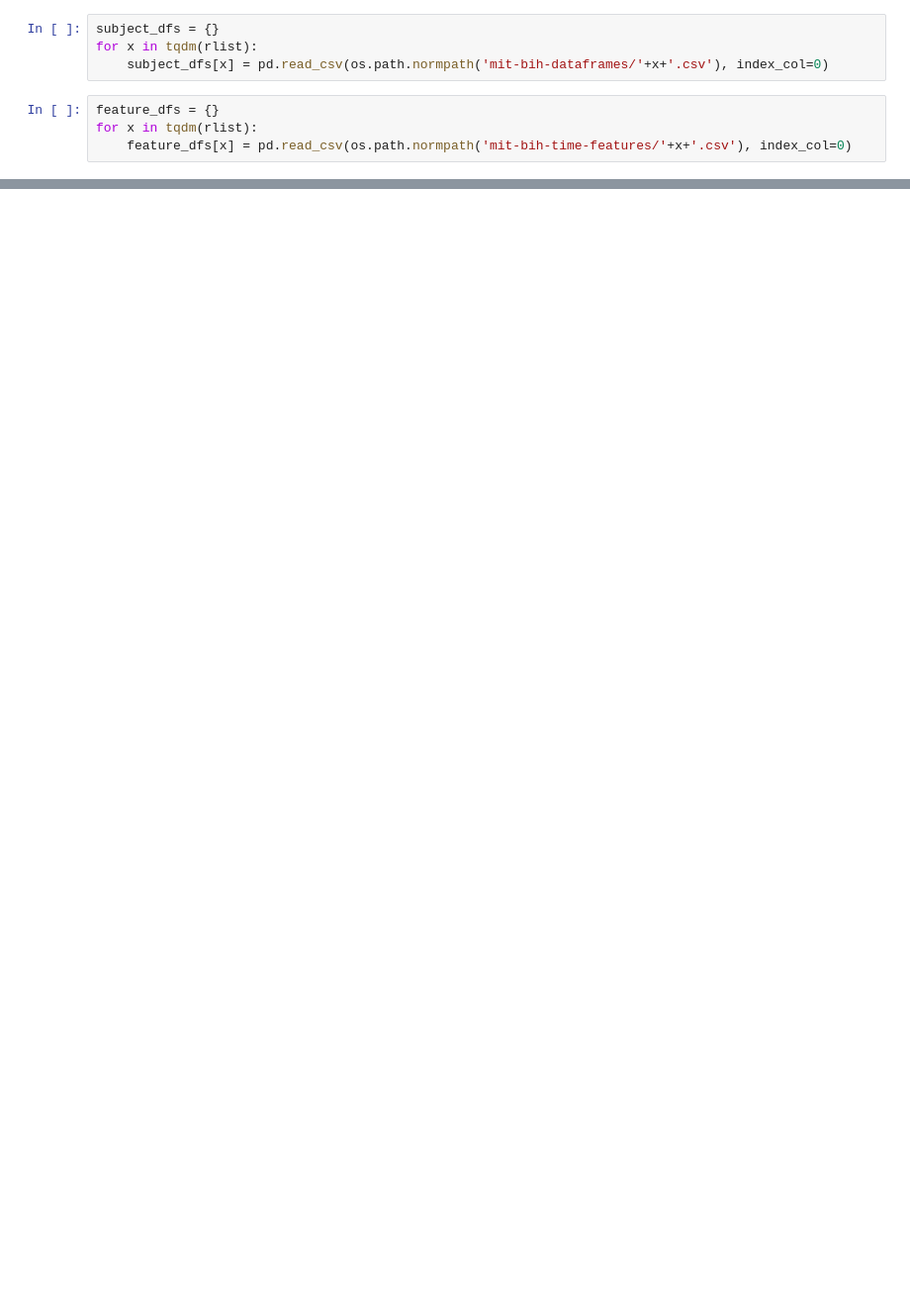
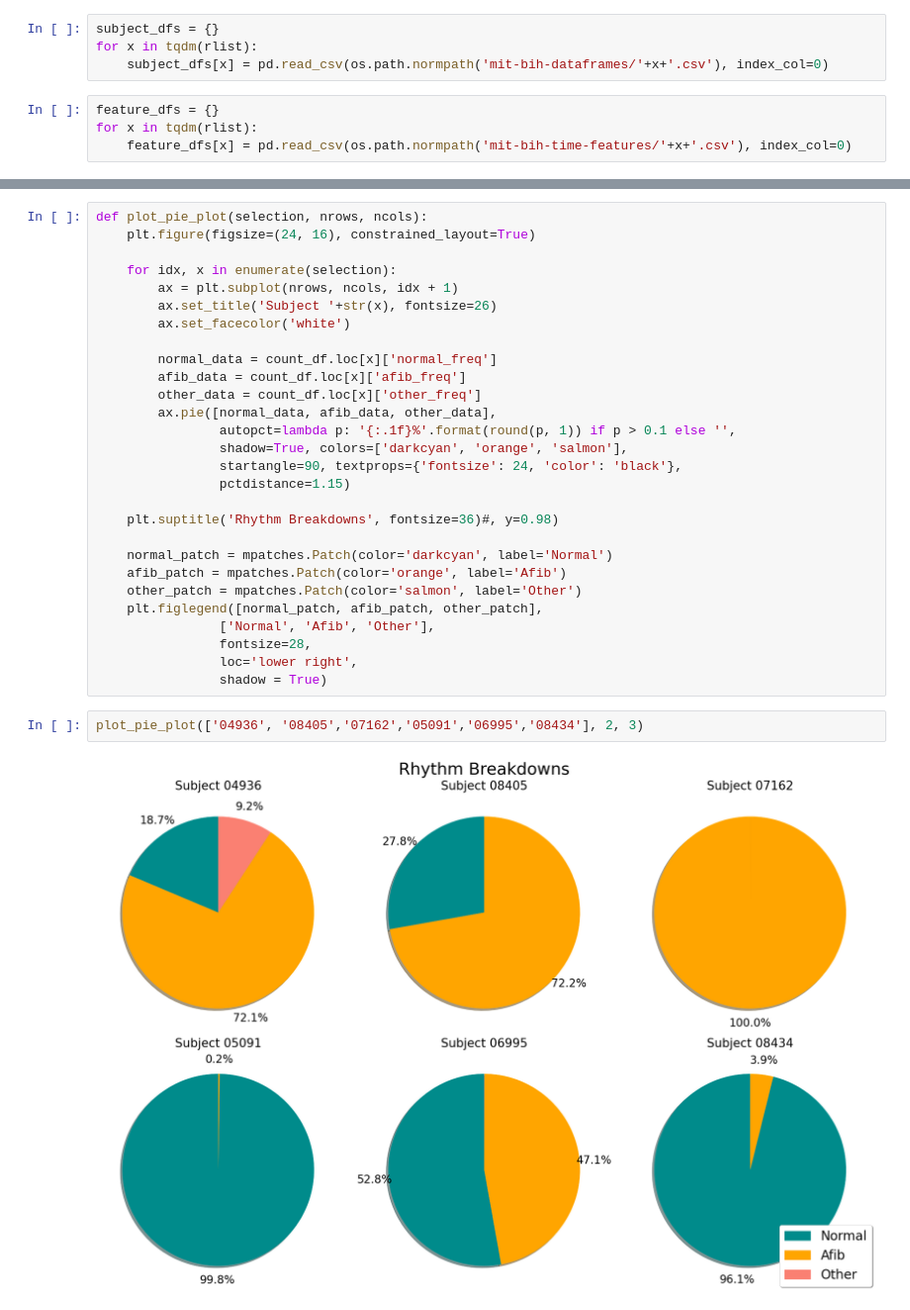
Before and after one commit to SVSM-AFib/2022-svsm-afib-group1, a Jupyter notebook: basic_eda.ipynb, the cells around one changed output, grey strips where cells are left out. Shown at 99% size. Cells and saved outputs as stored; diff of their text form; blank space fills up the shorter version.

```diff
--- a/basic_eda.ipynb
+++ b/basic_eda.ipynb
@@ -72,3 +93,35 @@ count_df
 | 08405 | 9205760 | 27.790 | 72.209 | 0.001 |
 | 08434 | 9205760 | 96.133 | 3.866 | 0.001 |
 | 08455 | 9205760 | 30.828 | 69.171 | 0.001 |
+# %%
+def plot_pie_plot(selection, nrows, ncols):
+    plt.figure(figsize=(24, 16), constrained_layout=True)
+
+    for idx, x in enumerate(selection):
+        ax = plt.subplot(nrows, ncols, idx + 1)
+        ax.set_title('Subject '+str(x), fontsize=26)
+        ax.set_facecolor('white')
+
+        normal_data = count_df.loc[x]['normal_freq']
+        afib_data = count_df.loc[x]['afib_freq']
+        other_data = count_df.loc[x]['other_freq']
+        ax.pie([normal_data, afib_data, other_data],
+                autopct=lambda p: '{:.1f}%'.format(round(p, 1)) if p > 0.1 else '',
+                shadow=True, colors=['darkcyan', 'orange', 'salmon'],
+                startangle=90, textprops={'fontsize': 24, 'color': 'black'},
+                pctdistance=1.15)
+
+    plt.suptitle('Rhythm Breakdowns', fontsize=36)#, y=0.98)
+
+    normal_patch = mpatches.Patch(color='darkcyan', label='Normal')
+    afib_patch = mpatches.Patch(color='orange', label='Afib')
+    other_patch = mpatches.Patch(color='salmon', label='Other')
+    plt.figlegend([normal_patch, afib_patch, other_patch],
+                ['Normal', 'Afib', 'Other'],
+                fontsize=28,
+                loc='lower right',
+                shadow = True)
+# %%
+plot_pie_plot(['04936', '08405','07162','05091','06995','08434'], 2, 3)
+# %% [output]
+[figure, added]
```
Also changed, not shown: parts of 3 cells of this notebook, 7 other files.
